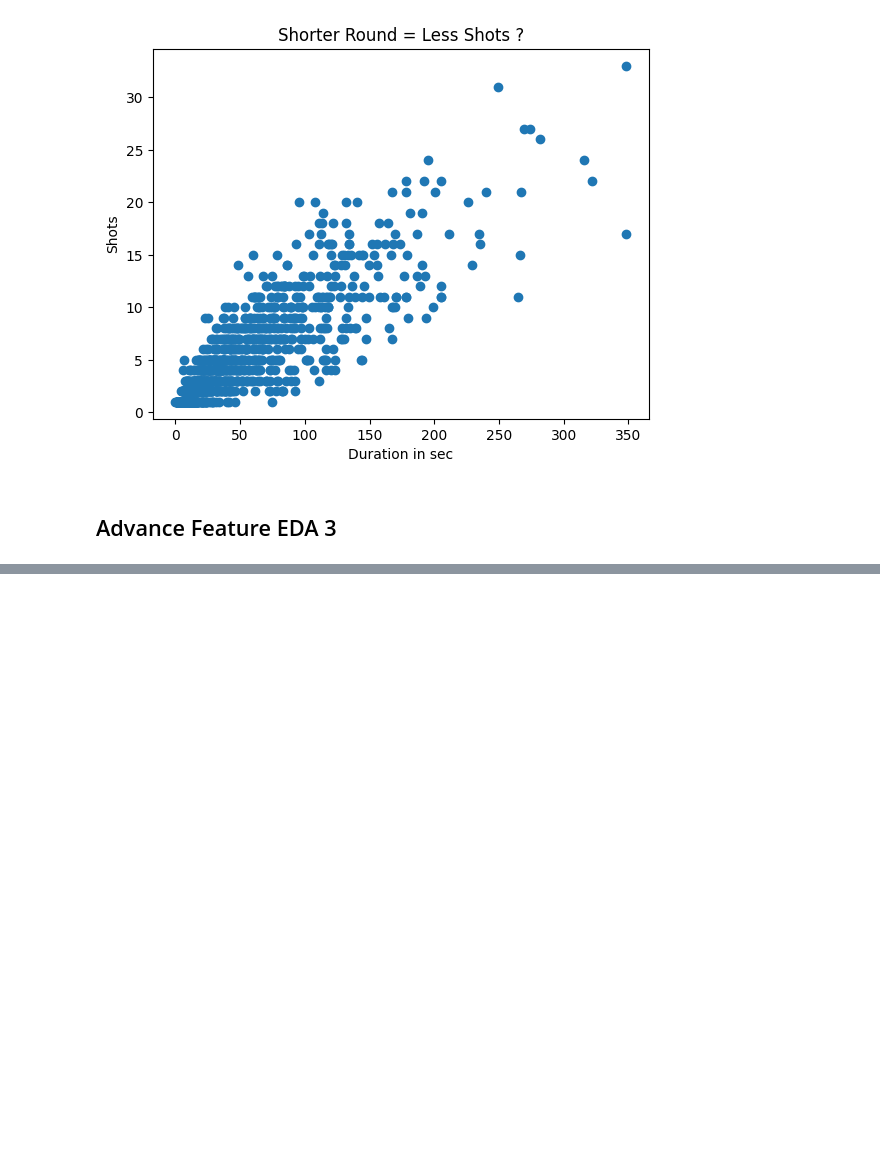
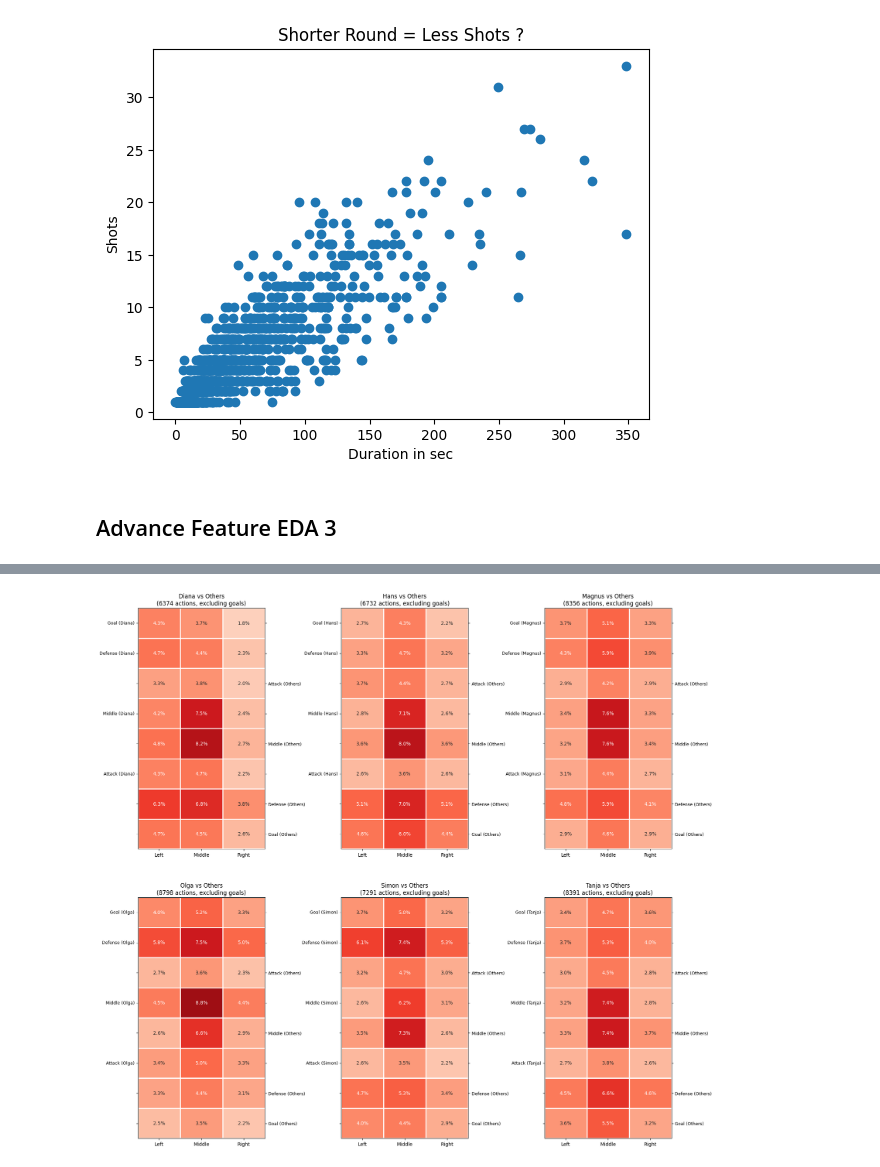
Before and after one commit to Rutvik-rn/Kicker-Strategy, a Jupyter notebook: notebook.ipynb, the cells around one changed output, grey strips where cells are left out. Drawn from its saved outputs; the diff is of its cells as text; code cells hidden in the pictures; blank space fills up the shorter version.

```diff
--- a/notebook.ipynb
+++ b/notebook.ipynb
@@ -407,0 +483,35 @@ Text(0.5, 1.0, 'Shorter Round = Less Shots ?')
+# %%
+def plot_aggregated_player_profile(target_player, ax=None): #to aggregate the heatmap for a specific player
+    mask = (timestamped_data['player_1'] == target_player) | (timestamped_data['player_2'] == target_player) #filtering for all of the games with that player
+    player_data = timestamped_data[mask].copy() #using only games of that player
+
+    def normalize_matchup(row): #the target player has to be player 1 in the plot -> changing that up when the target player is player 2
+        if row['player_2'] == target_player:
+            new_bar = row['bar']
+            if pd.notna(new_bar):
+                if '1' in new_bar: new_bar = new_bar.replace('1', '2') #replacing the bar names if the target player is player 2 e.g. "Attack1" -> "Attack2"
+                elif '2' in new_bar: new_bar = new_bar.replace('2', '1') #e.g. "Attack2" -> "Attack1"
+
+            return pd.Series([f"{target_player} vs Others", target_player, "Others", new_bar], #returns "new" data where the game name is "[target_player] vs Others"
+                             index=['game', 'player_1', 'player_2', 'bar'])
+        else:
+            return pd.Series([f"{target_player} vs Others", target_player, "Others", row['bar']],
+                             index=['game', 'player_1', 'player_2', 'bar'])
+
+    norm_cols = player_data.apply(normalize_matchup, axis=1) #applying the normalize function
+    player_data[['game', 'player_1', 'player_2', 'bar']] = norm_cols #changing the df
+
+    plot_kicker_heatmap(f"{target_player} vs Others", df=player_data, ax=ax) #using the previous function for the "[target_player] vs Others" games in the new df
+# %%
+all_players = sorted(list(set(results_table['winner']) | set(results_table['loser']))) #list of all players
+
+fig, axes = plt.subplots(2, 3, figsize=(20, 20)) #2 rows, 3 columns
+axes_flat = axes.flatten()
+
+for i, player in enumerate(sorted(all_players)): #creating the plot for each player
+    plot_aggregated_player_profile(player, ax=axes_flat[i])
+
+plt.subplots_adjust(wspace=0.6, hspace=0.2) #spaces between the plots
+plt.show()
+# %% [output]
+[figure, added]
```
Also changed, not shown: parts of 5 cells of this notebook.
